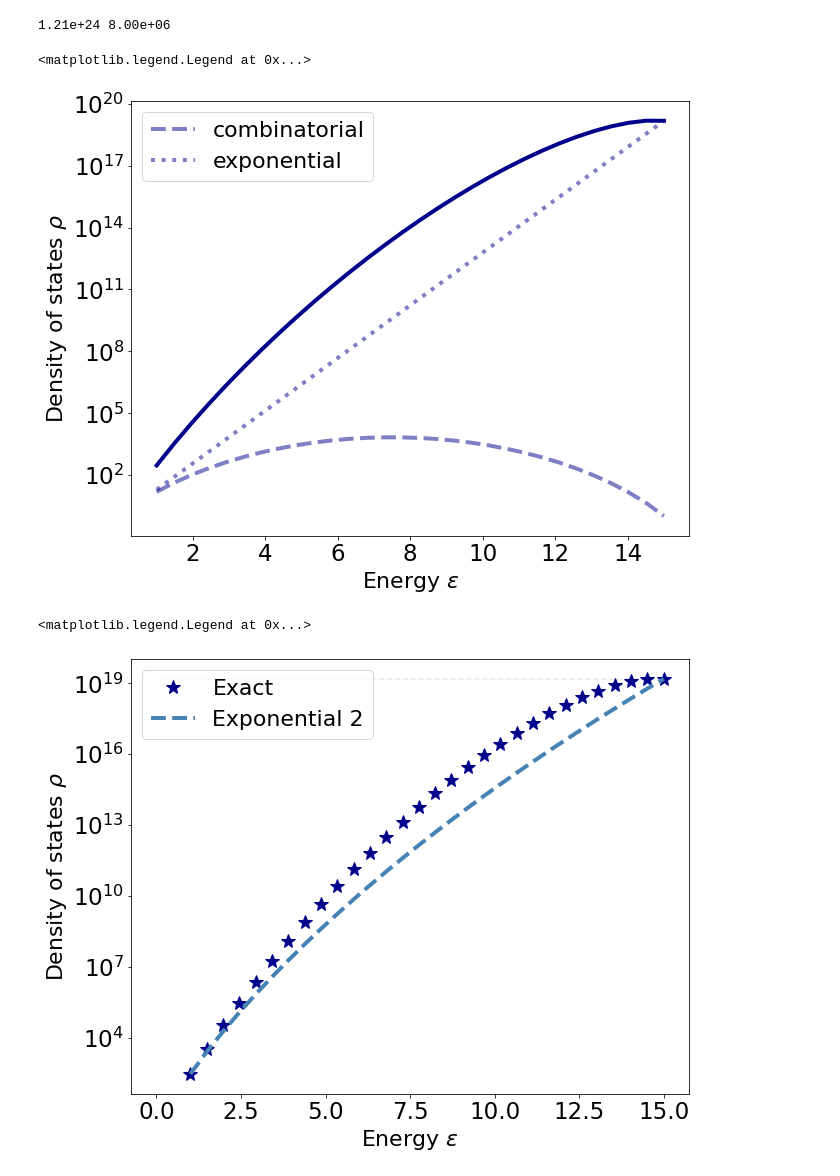
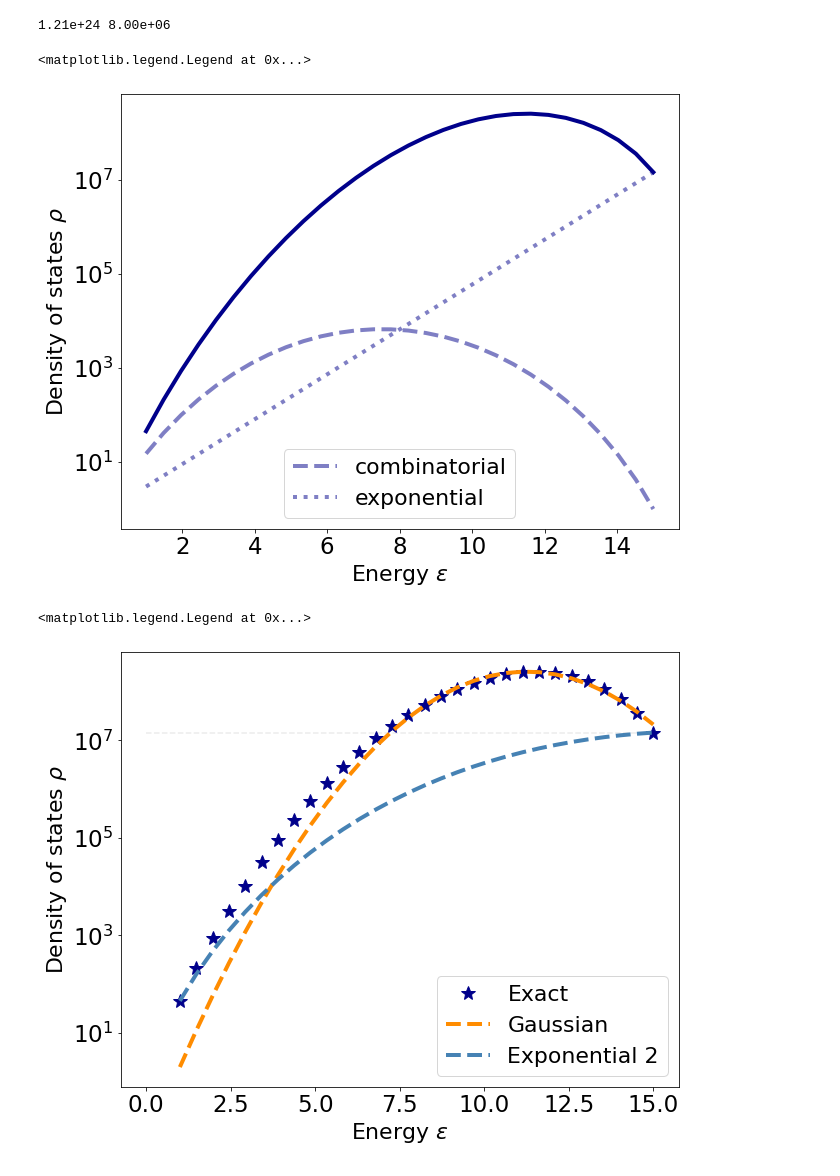
Before and after one commit to rmorantovar/Immune_System, a Jupyter notebook: Jupyter_Notebooks/5_Geometric_exponent.ipynb, the cells around one changed output. Saved outputs shown, nothing was run; the diff lists cells and outputs as text; code cells hidden in the pictures.

```diff
--- a/Jupyter_Notebooks/5_Geometric_exponent.ipynb
+++ b/Jupyter_Notebooks/5_Geometric_exponent.ipynb
@@ -35,19 +35,19 @@ print('%.2e'%(2**80),'%.2e'%(len(E)))
 # %%
 fig, ax = plt.subplots(figsize = (10,8))
 L = 15 #Seq. lenght
-d = 20 #Alphabet size
+d = 4 #Alphabet size
 k = np.linspace(1, L, L*2);
 ax.plot(k, sc.comb(L, k) , linewidth = 4 , label = 'combinatorial', color = 'darkblue', linestyle = '--', alpha = .5);
 ax.plot(k, (d-1)**k , linewidth = 4, label = 'exponential' , color = 'darkblue', linestyle = 'dotted', alpha = .5);
 ax.plot(k, sc.comb(L, k)*(d-1)**k , linewidth = 4 , color = 'darkblue', linestyle = '-');
 ax.set_yscale('log');
 ax.set_xlabel('Energy $\epsilon$', fontsize = 22)
 ax.set_ylabel(r'Density of states $\rho$', fontsize = 22)
 ax.tick_params(labelsize = 23)
 ax.legend(loc = 0, fontsize = 22)
 # %% [output]
 <matplotlib.legend.Legend at 0x...>
-[figure, old version]
+[figure, new version]
 # %%
 fig, ax = plt.subplots(figsize = (10,8))
 
@@ -59,7 +59,7 @@ def P0(k):
 
 ax.plot(k, sc.comb(L, k)*(d-1)**k , linewidth = 0 , label = 'Exact', color = 'darkblue', linestyle = '--', marker = '*', ms = 15);
 
-#ax.plot(k, P0(k) , linewidth = 4 , label = 'Gaussian', color = 'darkorange', linestyle = '--');
+ax.plot(k, P0_gaussian(k) , linewidth = 4 , label = 'Gaussian', color = 'darkorange', linestyle = '--');
 
 #ax.plot(k, 1*np.exp((2-(4*0)/L)*k) , linewidth = 4 , label = 'Exponential gaussian', color = 'indigo', linestyle = '--');
 ax.plot(k, P0(k) , linewidth = 4 , label = 'Exponential 2', color = 'steelblue', linestyle = '--');
@@ -75,7 +75,7 @@ ax.tick_params(labelsize = 23)
 ax.legend(loc = 0, fontsize = 22)
 # %% [output]
 <matplotlib.legend.Legend at 0x...>
-[figure, old version]
+[figure, new version]
 # %%
 fig, ax = plt.subplots(figsize = (10,8))
 
```
Also changed, not shown: parts of 3 cells of this notebook, 1 other file.
